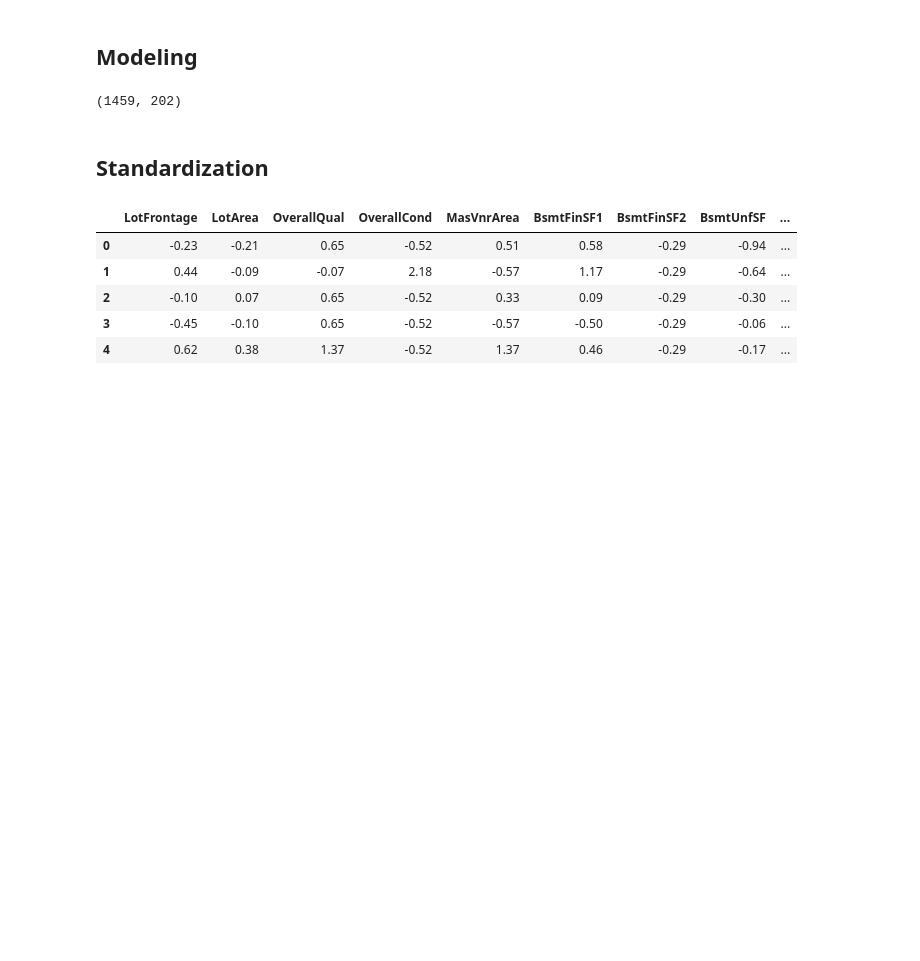
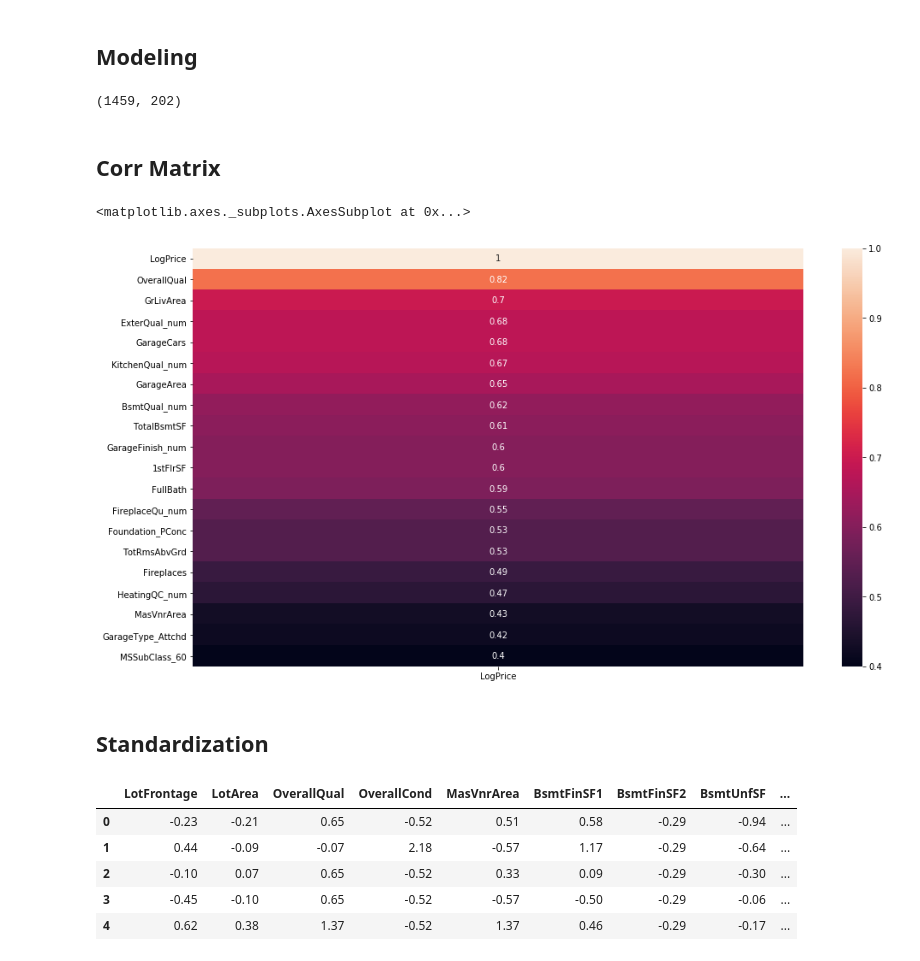
Before and after one commit to rabujamra/MachineLearning, a Jupyter notebook: ML_Project_Modeling.ipynb, the cells around one changed output. Saved outputs shown, nothing was run; the diff lists cells and outputs as text; code cells hidden in the pictures; blank space fills up the shorter version.

```diff
--- a/ML_Project_Modeling.ipynb
+++ b/ML_Project_Modeling.ipynb
@@ -89,6 +73,17 @@ test.shape
 
 x_train = train.drop(['LogPrice','SalePrice'], axis=1)
 y_train = train['LogPrice']
+# %% [markdown]
+## Corr Matrix
+# %%
+# compute the pair wise correlation for all columns
+correlation_matrix = train.corr().round(2)
+m = correlation_matrix[['LogPrice']].drop(['SalePrice'], axis=0).sort_values(by='LogPrice', ascending=False)
+# heatmap
+sns.heatmap(data=m.head(20), annot=True)
+# %% [output]
+<matplotlib.axes._subplots.AxesSubplot at 0x...>
+[figure, added]
 # %% [markdown]
 ## Standardization
 # %%
```
Also changed, not shown: parts of 26 cells of this notebook, 1 other file.
